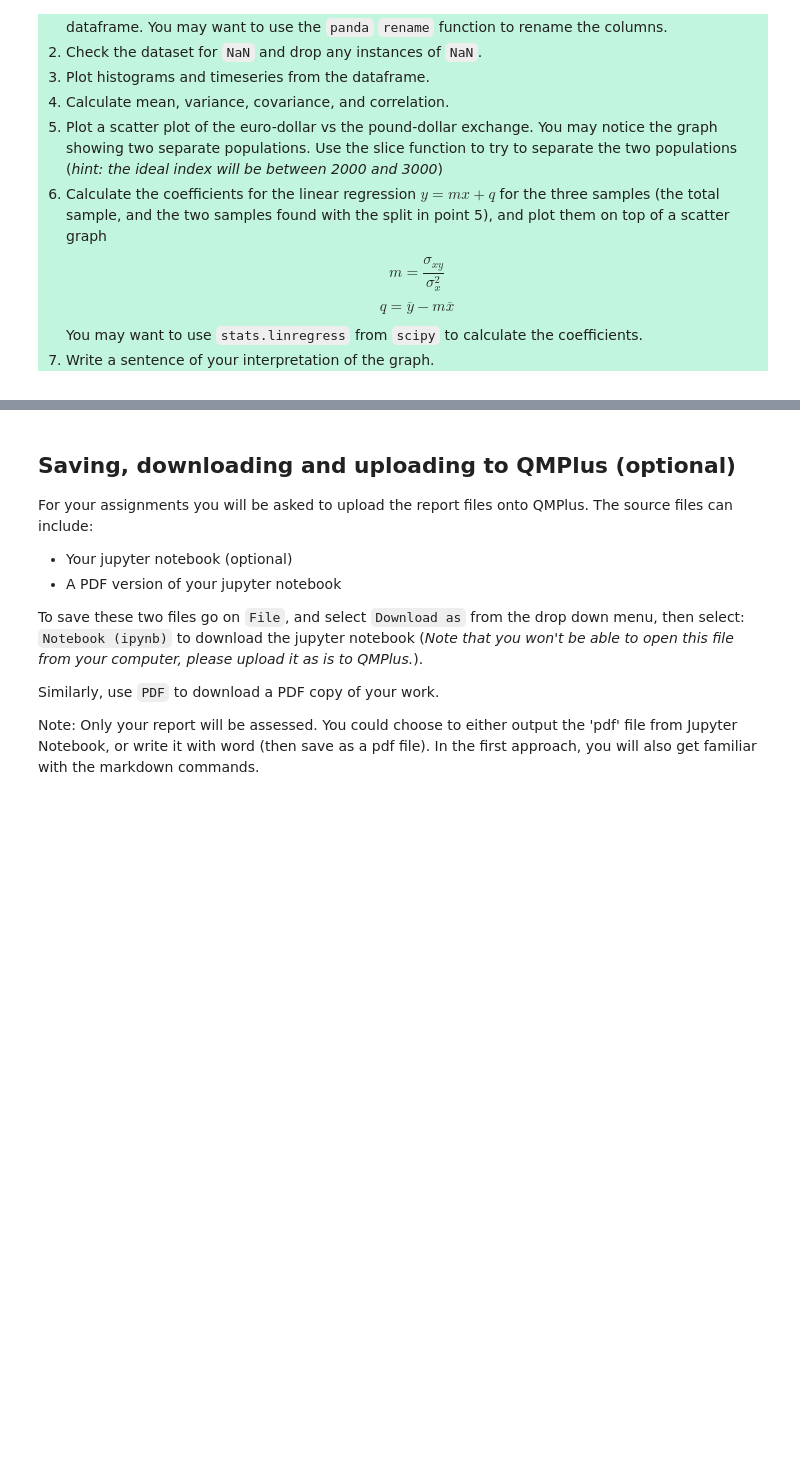
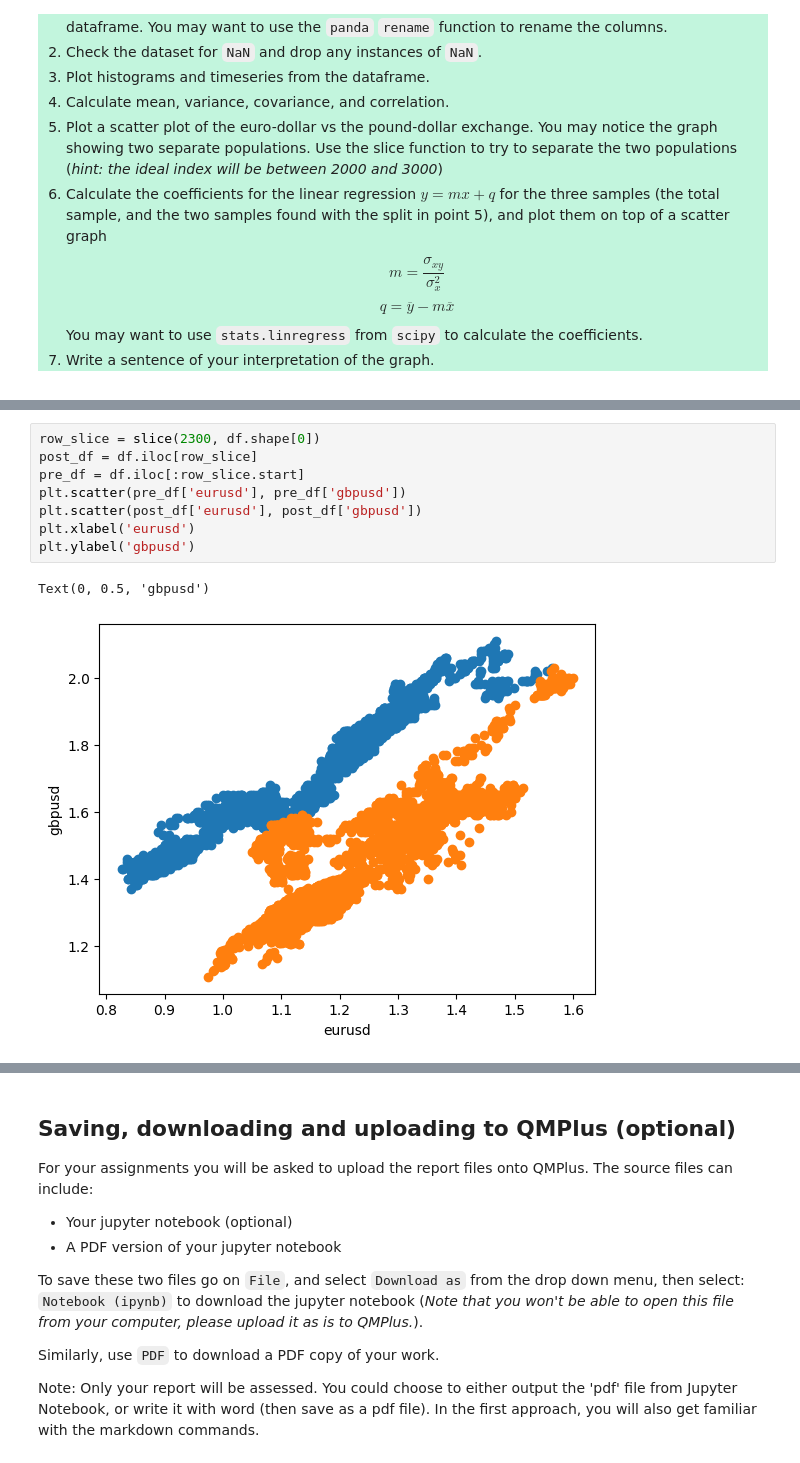
Before and after one commit to k4v1t/machine-and-deep-learning, a Jupyter notebook: week02/Week_2_2025_basics_pandas.ipynb, the cells around one changed output, grey strips where cells are left out. Saved outputs shown, nothing was run; the diff lists cells and outputs as text; blank space fills up the shorter version.

```diff
--- a/week02/Week_2_2025_basics_pandas.ipynb
+++ b/week02/Week_2_2025_basics_pandas.ipynb
@@ -751,0 +814,11 @@ You may want to use `stats.linregress` from `scipy` to calculate the coefficient
+# %%
+row_slice = slice(2300, df.shape[0])
+post_df = df.iloc[row_slice]
+pre_df = df.iloc[:row_slice.start]
+plt.scatter(pre_df['eurusd'], pre_df['gbpusd'])
+plt.scatter(post_df['eurusd'], post_df['gbpusd'])
+plt.xlabel('eurusd')
+plt.ylabel('gbpusd')
+# %% [output]
+Text(0, 0.5, 'gbpusd')
+[figure, added]
```
Also changed, not shown: parts of 7 cells of this notebook.
